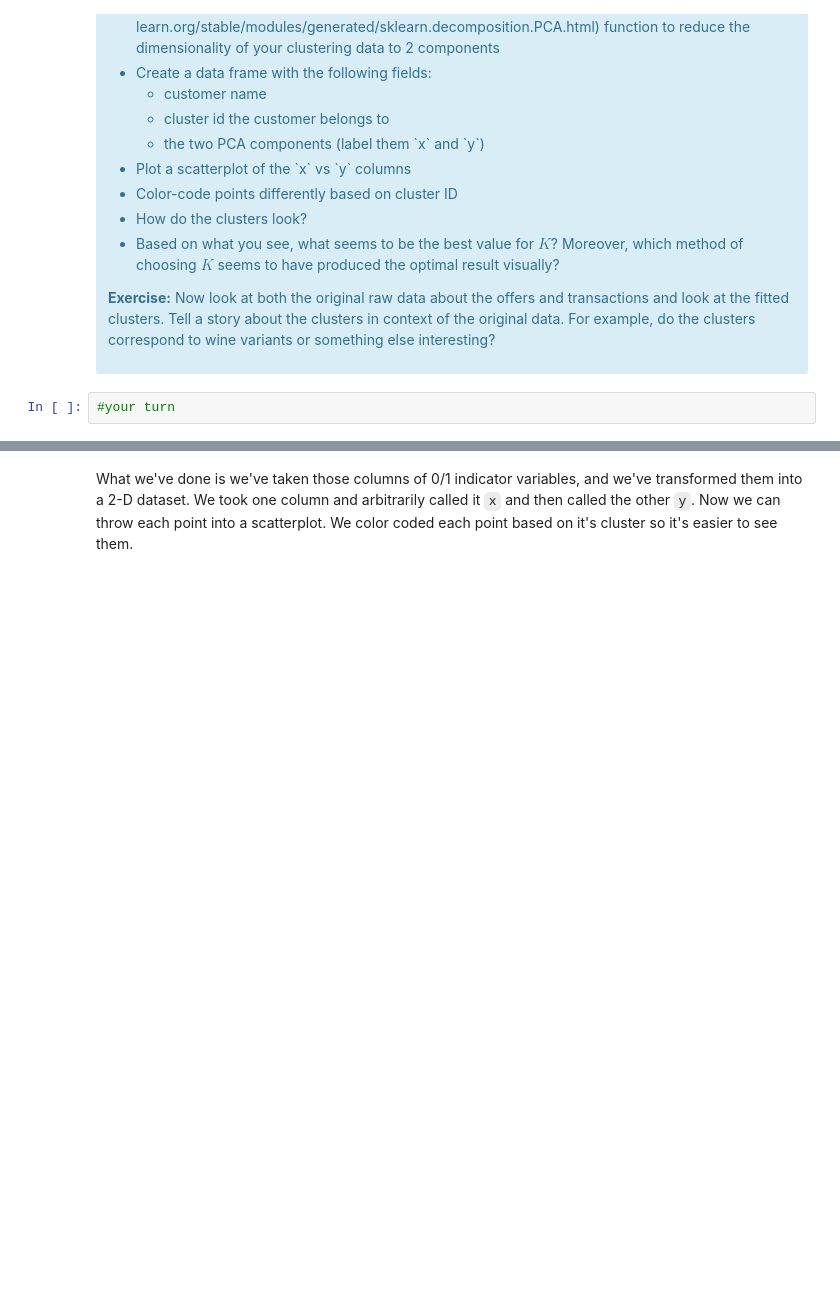
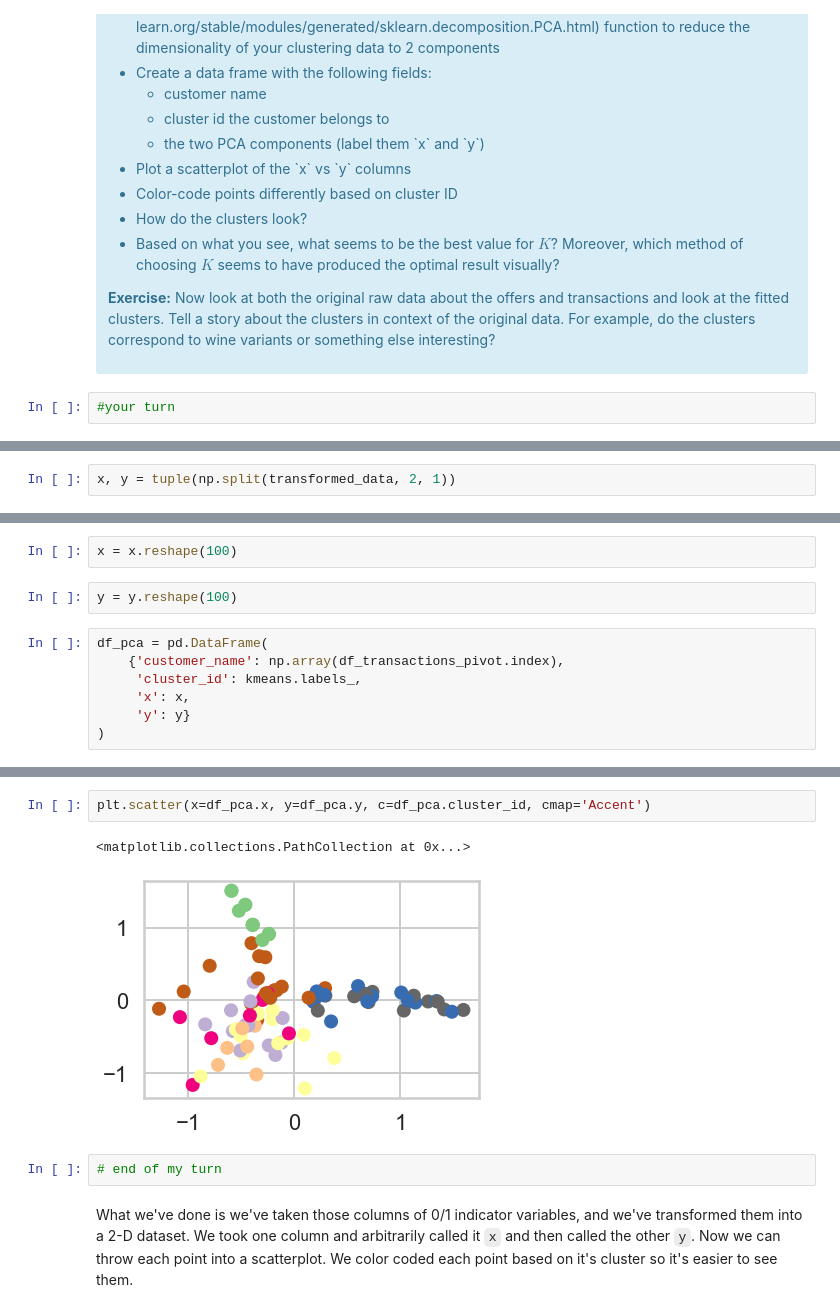
Before and after one commit to sarioz/Springboard, a Jupyter notebook: Mini-Projects/16_2.6-clustering/Mini_Project_Clustering.ipynb, the cells around one changed output, grey strips where cells are left out. Saved outputs shown, nothing was run; the diff lists cells and outputs as text; blank space fills up the shorter version.

```diff
--- a/Mini-Projects/16_2.6-clustering/Mini_Project_Clustering.ipynb
+++ b/Mini-Projects/16_2.6-clustering/Mini_Project_Clustering.ipynb
@@ -363,0 +491,2 @@ This is only one use of PCA for dimension reduction. We can also use PCA when we
+# %%
+x, y = tuple(np.split(transformed_data, 2, 1))
@@ -363,0 +497,11 @@ This is only one use of PCA for dimension reduction. We can also use PCA when we
+# %%
+x = x.reshape(100)
+# %%
+y = y.reshape(100)
+# %%
+df_pca = pd.DataFrame(
+    {'customer_name': np.array(df_transactions_pivot.index),
+     'cluster_id': kmeans.labels_,
+     'x': x,
+     'y': y}
+)
@@ -364,3 +517,10 @@ This is only one use of PCA for dimension reduction. We can also use PCA when we
+# %%
+plt.scatter(x=df_pca.x, y=df_pca.y, c=df_pca.cluster_id, cmap='Accent')
+# %% [output]
+<matplotlib.collections.PathCollection at 0x...>
+[figure, added]
+# %%
+# end of my turn
 # %% [markdown]
 What we've done is we've taken those columns of 0/1 indicator variables, and we've transformed them into a 2-D dataset. We took one column and arbitrarily called it `x` and then called the other `y`. Now we can throw each point into a scatterplot. We color coded each point based on it's cluster so it's easier to see them.
 # %% [markdown]
```
Also changed, not shown: parts of 19 cells of this notebook.
